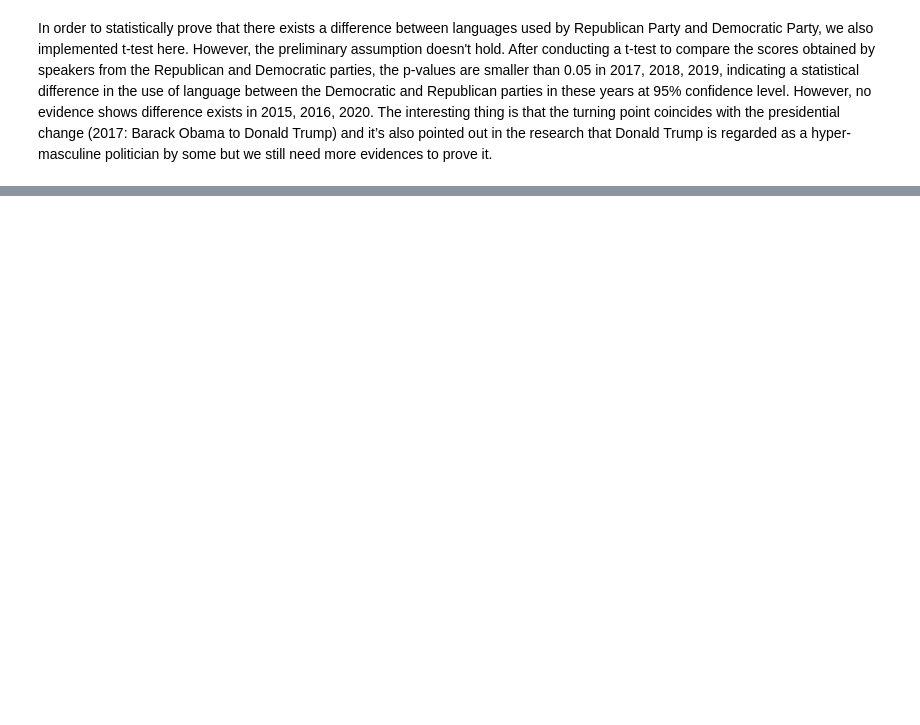
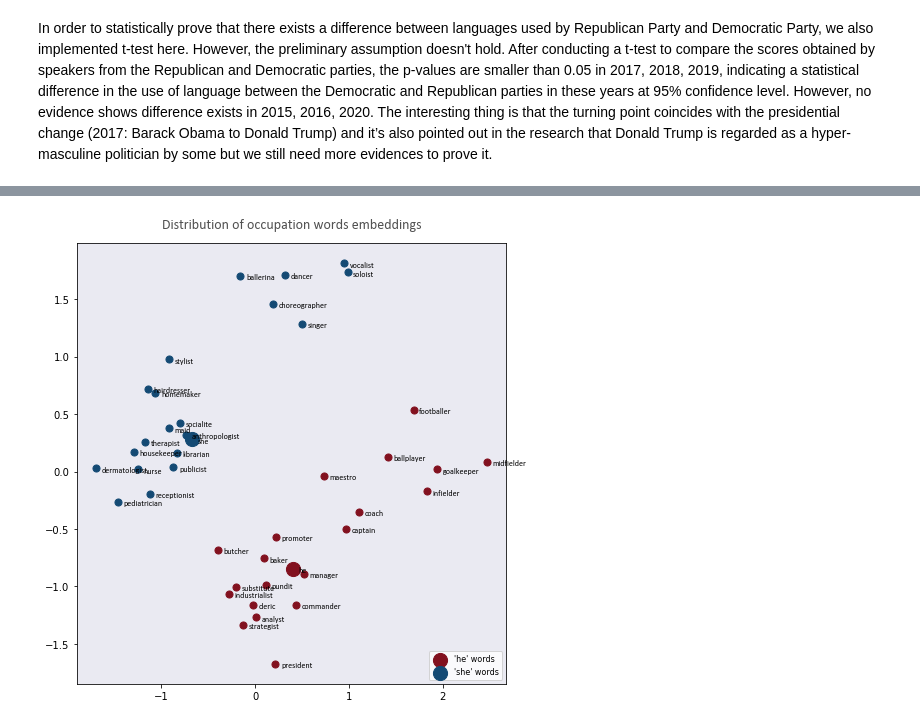
Before and after one commit to Yuxing0610/Gender_Bias_Analysis, a Jupyter notebook: data_analysis_final.ipynb, the cells around one changed output, grey strips where cells are left out. Saved outputs shown, nothing was run; the diff lists cells and outputs as text; code cells hidden in the pictures; blank space fills up the shorter version.

```diff
--- a/data_analysis_final.ipynb
+++ b/data_analysis_final.ipynb
@@ -720,0 +994,4 @@ In order to statistically prove that there exists a difference between languages
+# %%
+display_pca_scatterplot(model, anchor_words, occupation_male, occupation_female, 'occupation')
+# %% [output]
+[figure, added]
```
Also changed, not shown: parts of 31 cells of this notebook.
